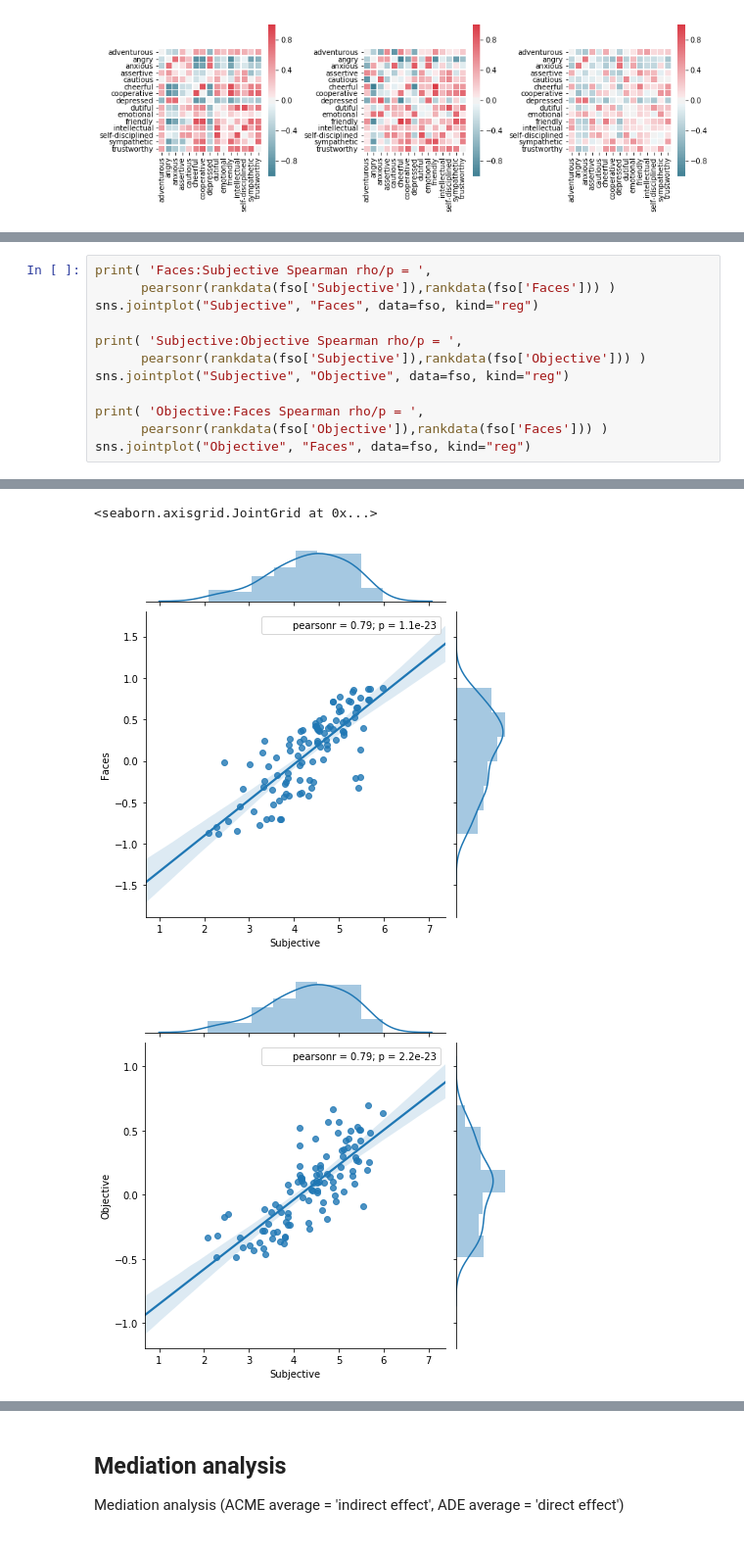
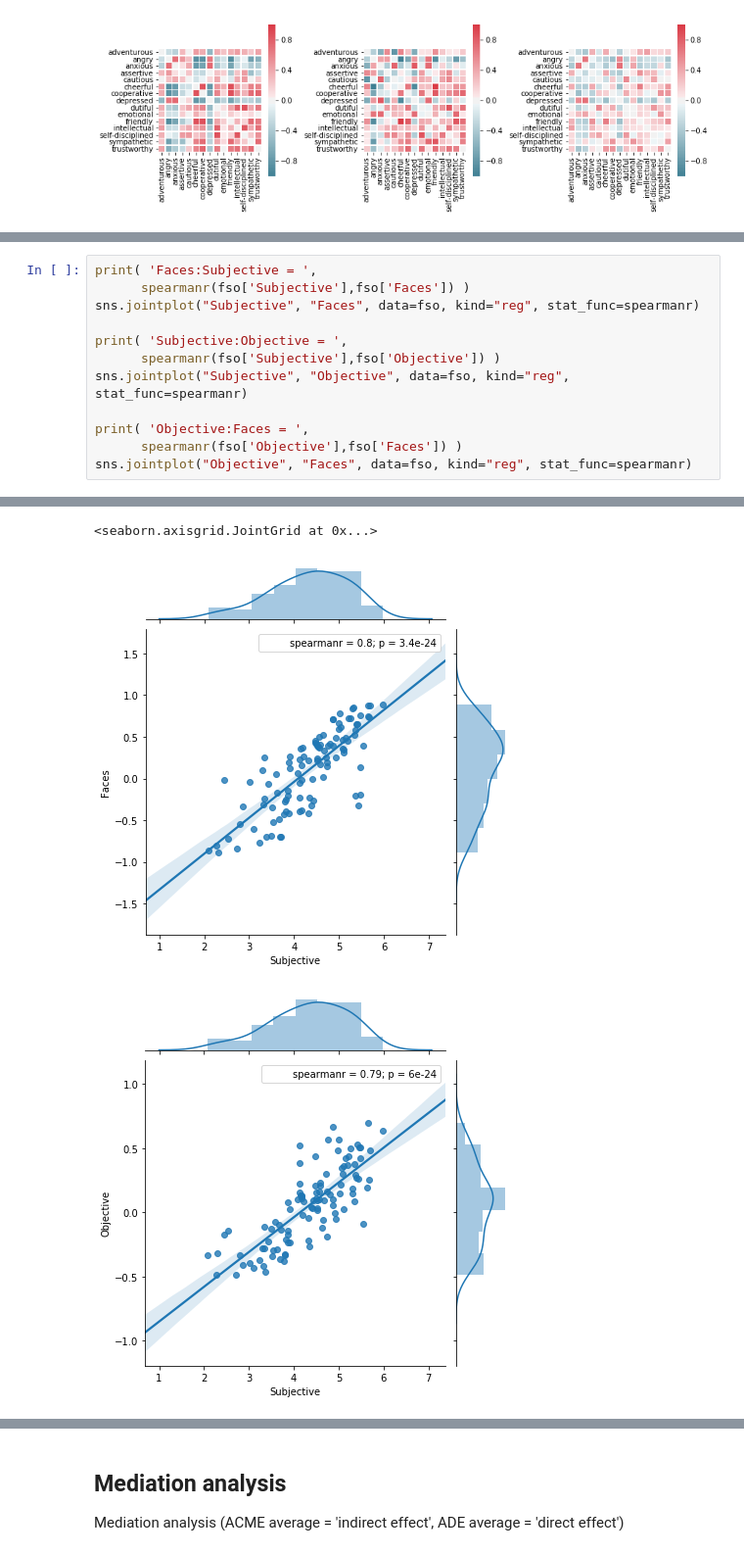
Before and after one commit to rystoli/rystoli.github.io, a Jupyter notebook: files/tl_study2.ipynb, the cells around one changed output, grey strips where cells are left out. Shown: that part at 98% size. Saved outputs shown, nothing was run; the diff lists cells and outputs as text.

```diff
--- a/files/tl_study2.ipynb
+++ b/files/tl_study2.ipynb
@@ -69,13 +70,13 @@ Run analyses and plot (correlations in plots are not rank ordered).
 # %%
-print( 'Faces:Subjective Spearman rho/p = ',
-      pearsonr(rankdata(fso['Subjective']),rankdata(fso['Faces'])) )
-sns.jointplot("Subjective", "Faces", data=fso, kind="reg")
+print( 'Faces:Subjective = ',
+      spearmanr(fso['Subjective'],fso['Faces']) )
+sns.jointplot("Subjective", "Faces", data=fso, kind="reg", stat_func=spearmanr)
 
-print( 'Subjective:Objective Spearman rho/p = ',
-      pearsonr(rankdata(fso['Subjective']),rankdata(fso['Objective'])) )
-sns.jointplot("Subjective", "Objective", data=fso, kind="reg")
+print( 'Subjective:Objective = ',
+      spearmanr(fso['Subjective'],fso['Objective']) )
+sns.jointplot("Subjective", "Objective", data=fso, kind="reg", stat_func=spearmanr)
 
-print( 'Objective:Faces Spearman rho/p = ',
-      pearsonr(rankdata(fso['Objective']),rankdata(fso['Faces'])) )
-sns.jointplot("Objective", "Faces", data=fso, kind="reg")
+print( 'Objective:Faces = ',
+      spearmanr(fso['Objective'],fso['Faces']) )
+sns.jointplot("Objective", "Faces", data=fso, kind="reg", stat_func=spearmanr)
 # %% [output]
@@ -85,3 +86,3 @@ sns.jointplot("Objective", "Faces", data=fso, kind="reg")
 <seaborn.axisgrid.JointGrid at 0x...>
-[figure, old version]
+[figure, new version]
-[figure, old version]
+[figure, new version]
```
Also changed, not shown: parts of 3 cells of this notebook.
